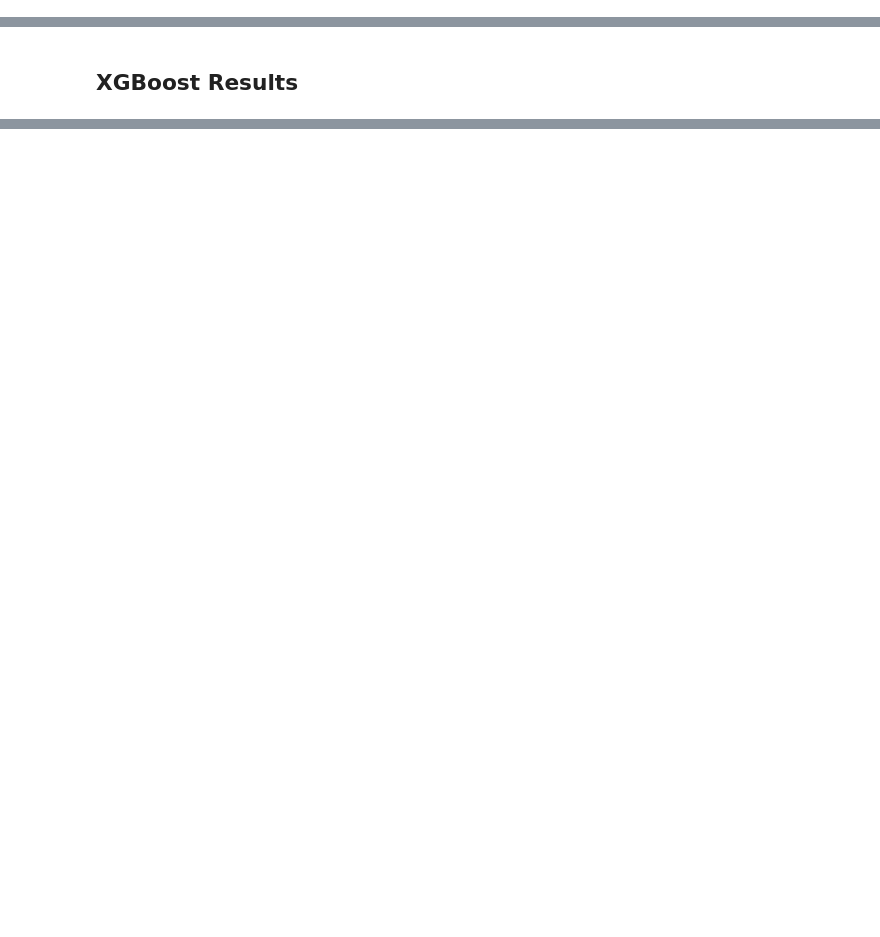
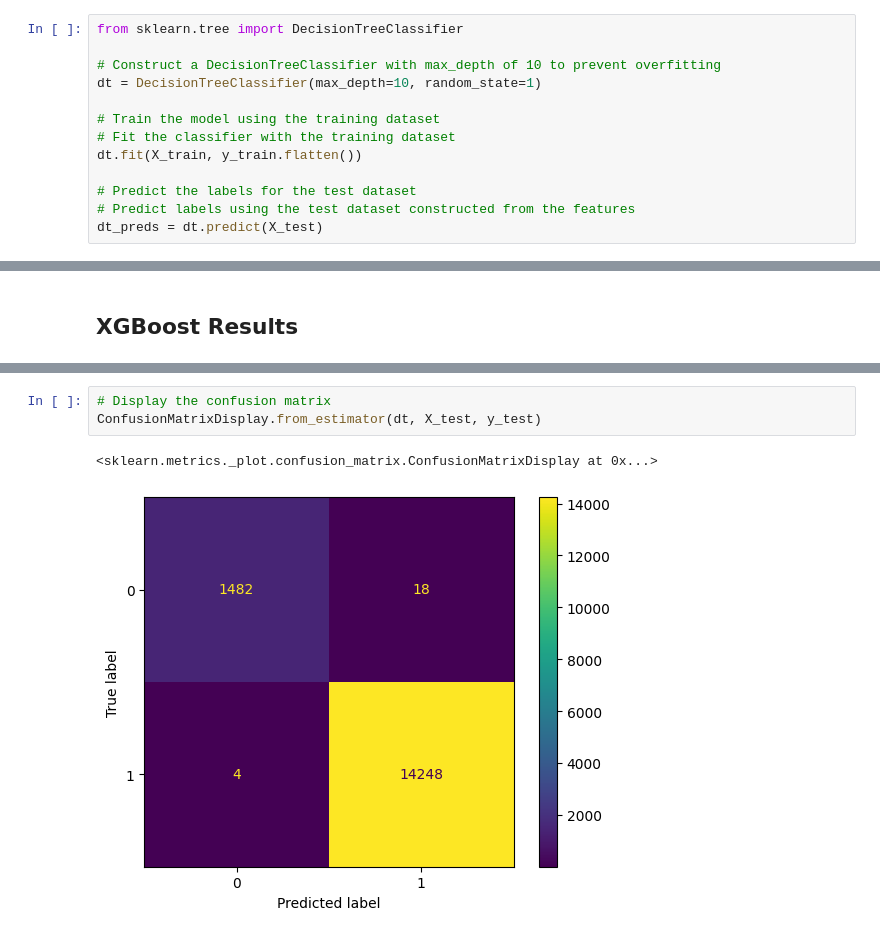
Before and after one commit to jackdmulvihill/COMP-379-Final-Project, a Jupyter notebook: FinalProject.ipynb, the cells around one changed output, grey strips where cells are left out. Drawn from its saved outputs; the diff is of its cells as text; blank space fills up the shorter version.

Commit message:
added decision tree and random forest classifiers

```diff
--- a/FinalProject.ipynb
+++ b/FinalProject.ipynb
@@ -547,0 +544,13 @@ xgb_preds = xgb.predict(X_test)
+# %%
+from sklearn.tree import DecisionTreeClassifier
+
+# Construct a DecisionTreeClassifier with max_depth of 10 to prevent overfitting
+dt = DecisionTreeClassifier(max_depth=10, random_state=1)
+
+# Train the model using the training dataset
+# Fit the classifier with the training dataset
+dt.fit(X_train, y_train.flatten())
+
+# Predict the labels for the test dataset
+# Predict labels using the test dataset constructed from the features
+dt_preds = dt.predict(X_test)
@@ -636,0 +713,6 @@ ConfusionMatrixDisplay.from_estimator(xgb, X_test, y_test)
+# %%
+# Display the confusion matrix
+ConfusionMatrixDisplay.from_estimator(dt, X_test, y_test)
+# %% [output]
+<sklearn.metrics._plot.confusion_matrix.ConfusionMatrixDisplay at 0x...>
+[figure, added]
```
Also changed, not shown: parts of 28 cells of this notebook, 3 other files.
